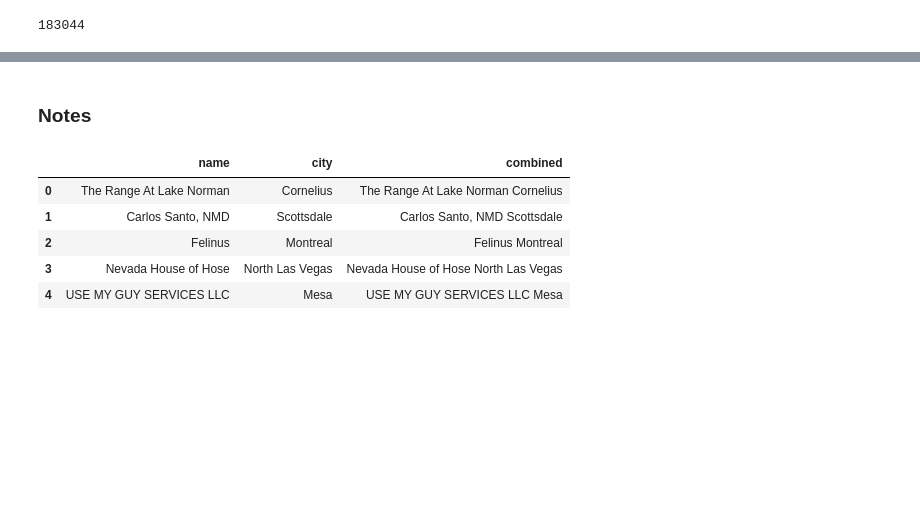
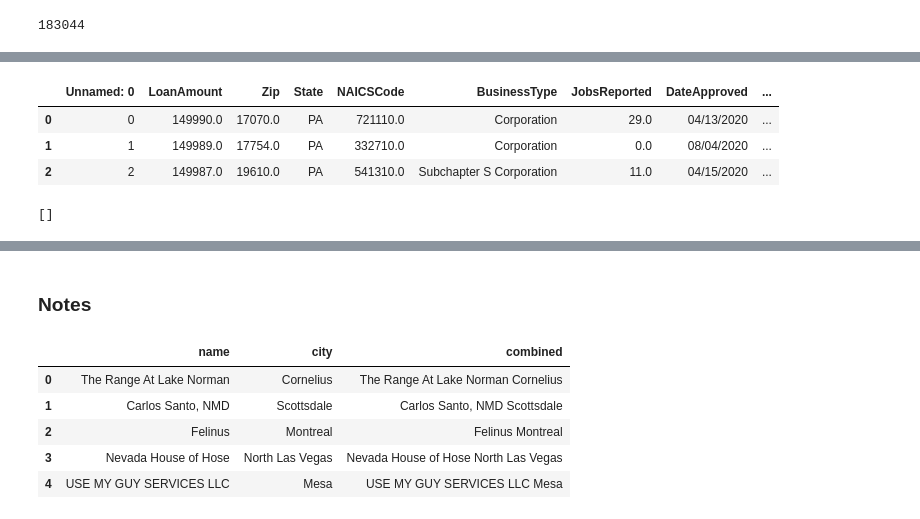
Before and after one commit to ppp-ds4a/ppp_cleaning_eda, a Jupyter notebook: notebooks/web_scrape.ipynb, the cells around one changed output, grey strips where cells are left out. Saved outputs shown, nothing was run; the diff lists cells and outputs as text; code cells hidden in the pictures; blank space fills up the shorter version.

```diff
--- a/notebooks/web_scrape.ipynb
+++ b/notebooks/web_scrape.ipynb
@@ -118,0 +206,13 @@ df["combined"].apply(regex_clean).nunique()
+# %%
+PATH = "https://raw.githubusercontent.com/ppp-ds4a/ppp_cleaning_eda/main/data/under150k.csv"
+df = pd.read_csv(PATH)
+df.head(3)
+# %% [output]
+|  | Unnamed: 0 | LoanAmount | Zip | State | NAICSCode | BusinessType | JobsReported | DateApproved | ... |
+| 0 | 0 | 149990.0 | 17070.0 | PA | 721110.0 | Corporation | 29.0 | 04/13/2020 | ... |
+| 1 | 1 | 149989.0 | 17754.0 | PA | 332710.0 | Corporation | 0.0 | 08/04/2020 | ... |
+| 2 | 2 | 149987.0 | 19610.0 | PA | 541310.0 | Subchapter S Corporation | 11.0 | 04/15/2020 | ... |
+# %%
+soup.find_all("span", {"class": "raw__373c0__3rcx7"})
+# %% [output]
+[]
```
Also changed, not shown: parts of 19 cells of this notebook.
